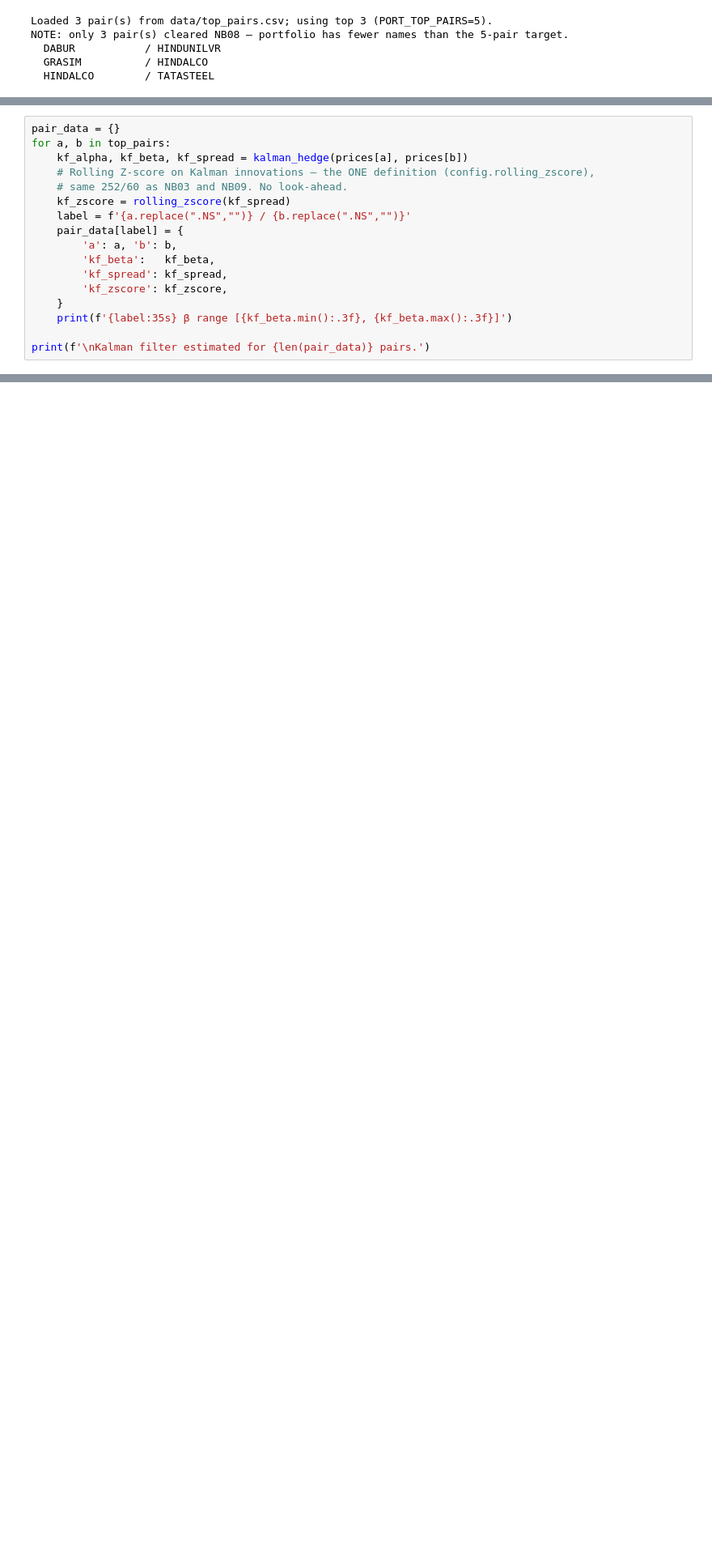
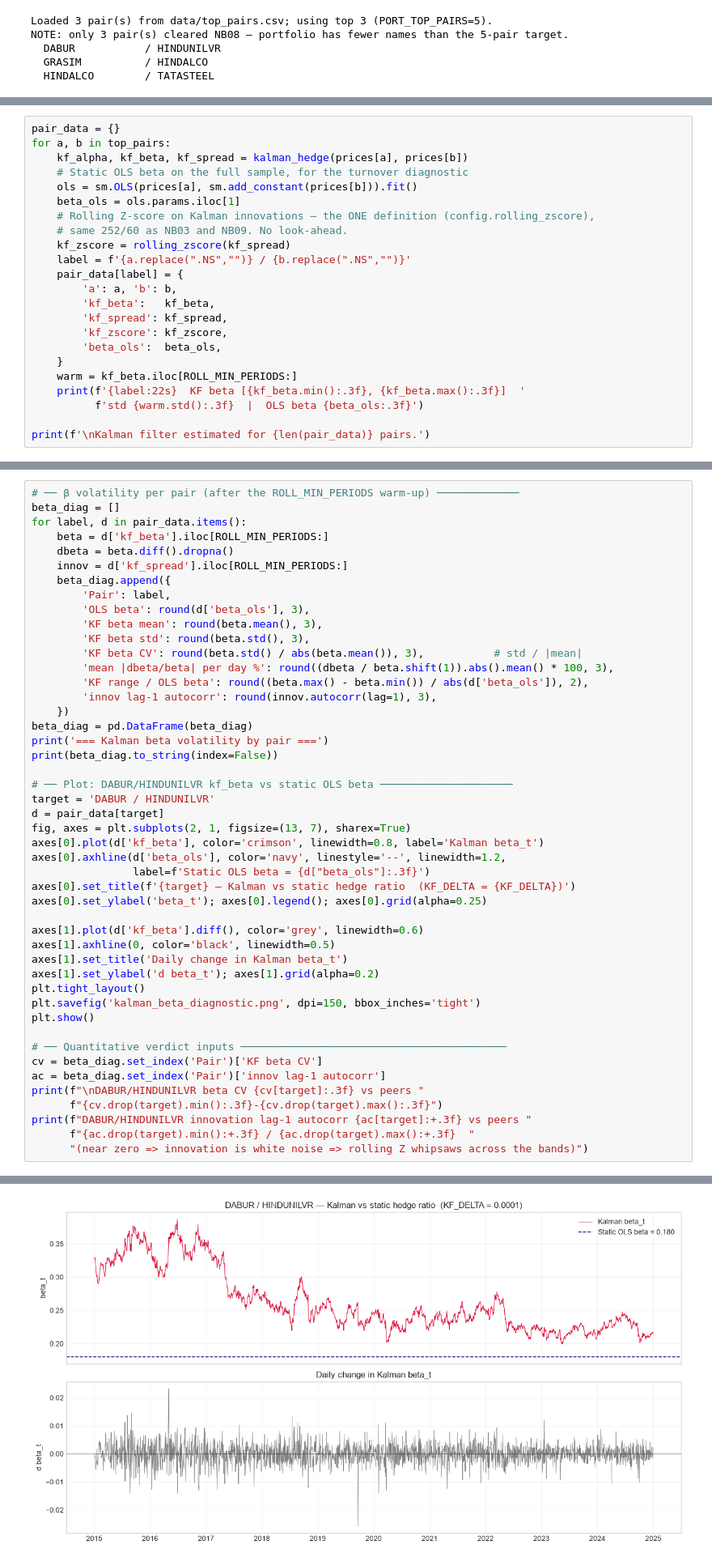
Before and after one commit to ayush04346/Adaptive_Pair_Trading-main, a Jupyter notebook: Adaptive_Pair_Trading-main/_10_Portfolio_Multi_Pair.ipynb, the cells around one changed output, grey strips where cells are left out. Shown at 81% size. Saved outputs shown, nothing was run; the diff lists cells and outputs as text; blank space fills up the shorter version.

```diff
--- a/Adaptive_Pair_Trading-main/_10_Portfolio_Multi_Pair.ipynb
+++ b/Adaptive_Pair_Trading-main/_10_Portfolio_Multi_Pair.ipynb
@@ -143,6 +120,9 @@ Kalman filter defined.
 pair_data = {}
 for a, b in top_pairs:
     kf_alpha, kf_beta, kf_spread = kalman_hedge(prices[a], prices[b])
+    # Static OLS beta on the full sample, for the turnover diagnostic
+    ols = sm.OLS(prices[a], sm.add_constant(prices[b])).fit()
+    beta_ols = ols.params.iloc[1]
     # Rolling Z-score on Kalman innovations — the ONE definition (config.rolling_zscore),
     # same 252/60 as NB03 and NB09. No look-ahead.
     kf_zscore = rolling_zscore(kf_spread)
@@ -152,8 +132,11 @@ for a, b in top_pairs:
         'kf_beta':   kf_beta,
         'kf_spread': kf_spread,
         'kf_zscore': kf_zscore,
+        'beta_ols':  beta_ols,
     }
-    print(f'{label:35s} β range [{kf_beta.min():.3f}, {kf_beta.max():.3f}]')
+    warm = kf_beta.iloc[ROLL_MIN_PERIODS:]
+    print(f'{label:22s}  KF beta [{kf_beta.min():.3f}, {kf_beta.max():.3f}]  '
+          f'std {warm.std():.3f}  |  OLS beta {beta_ols:.3f}')
 
 print(f'\nKalman filter estimated for {len(pair_data)} pairs.')
 # %% [output]
@@ -164,0 +159,48 @@ Kalman filter estimated for 3 pairs.
+# %%
+# ── β volatility per pair (after the ROLL_MIN_PERIODS warm-up) ─────────────
+beta_diag = []
+for label, d in pair_data.items():
+    beta = d['kf_beta'].iloc[ROLL_MIN_PERIODS:]
+    dbeta = beta.diff().dropna()
+    innov = d['kf_spread'].iloc[ROLL_MIN_PERIODS:]
+    beta_diag.append({
+        'Pair': label,
+        'OLS beta': round(d['beta_ols'], 3),
+        'KF beta mean': round(beta.mean(), 3),
+        'KF beta std': round(beta.std(), 3),
+        'KF beta CV': round(beta.std() / abs(beta.mean()), 3),           # std / |mean|
+        'mean |dbeta/beta| per day %': round((dbeta / beta.shift(1)).abs().mean() * 100, 3),
+        'KF range / OLS beta': round((beta.max() - beta.min()) / abs(d['beta_ols']), 2),
+        'innov lag-1 autocorr': round(innov.autocorr(lag=1), 3),
+    })
+beta_diag = pd.DataFrame(beta_diag)
+print('=== Kalman beta volatility by pair ===')
+print(beta_diag.to_string(index=False))
+
+# ── Plot: DABUR/HINDUNILVR kf_beta vs static OLS beta ─────────────────────
+target = 'DABUR / HINDUNILVR'
+d = pair_data[target]
+fig, axes = plt.subplots(2, 1, figsize=(13, 7), sharex=True)
+axes[0].plot(d['kf_beta'], color='crimson', linewidth=0.8, label='Kalman beta_t')
+axes[0].axhline(d['beta_ols'], color='navy', linestyle='--', linewidth=1.2,
+                label=f'Static OLS beta = {d["beta_ols"]:.3f}')
+axes[0].set_title(f'{target} — Kalman vs static hedge ratio  (KF_DELTA = {KF_DELTA})')
+axes[0].set_ylabel('beta_t'); axes[0].legend(); axes[0].grid(alpha=0.25)
+
+axes[1].plot(d['kf_beta'].diff(), color='grey', linewidth=0.6)
+axes[1].axhline(0, color='black', linewidth=0.5)
+axes[1].set_title('Daily change in Kalman beta_t')
+axes[1].set_ylabel('d beta_t'); axes[1].grid(alpha=0.2)
+plt.tight_layout()
+plt.savefig('kalman_beta_diagnostic.png', dpi=150, bbox_inches='tight')
+plt.show()
+
+# ── Quantitative verdict inputs ──────────────────────────────────────────
+cv = beta_diag.set_index('Pair')['KF beta CV']
+ac = beta_diag.set_index('Pair')['innov lag-1 autocorr']
+print(f"\nDABUR/HINDUNILVR beta CV {cv[target]:.3f} vs peers "
+      f"{cv.drop(target).min():.3f}-{cv.drop(target).max():.3f}")
+print(f"DABUR/HINDUNILVR innovation lag-1 autocorr {ac[target]:+.3f} vs peers "
+      f"{ac.drop(target).min():+.3f} / {ac.drop(target).max():+.3f}  "
+      "(near zero => innovation is white noise => rolling Z whipsaws across the bands)")
+# %% [output]
@@ -164,0 +212 @@ Kalman filter estimated for 3 pairs.
+[figure, added]
```
Also changed, not shown: parts of 11 cells of this notebook, 12 other files.
